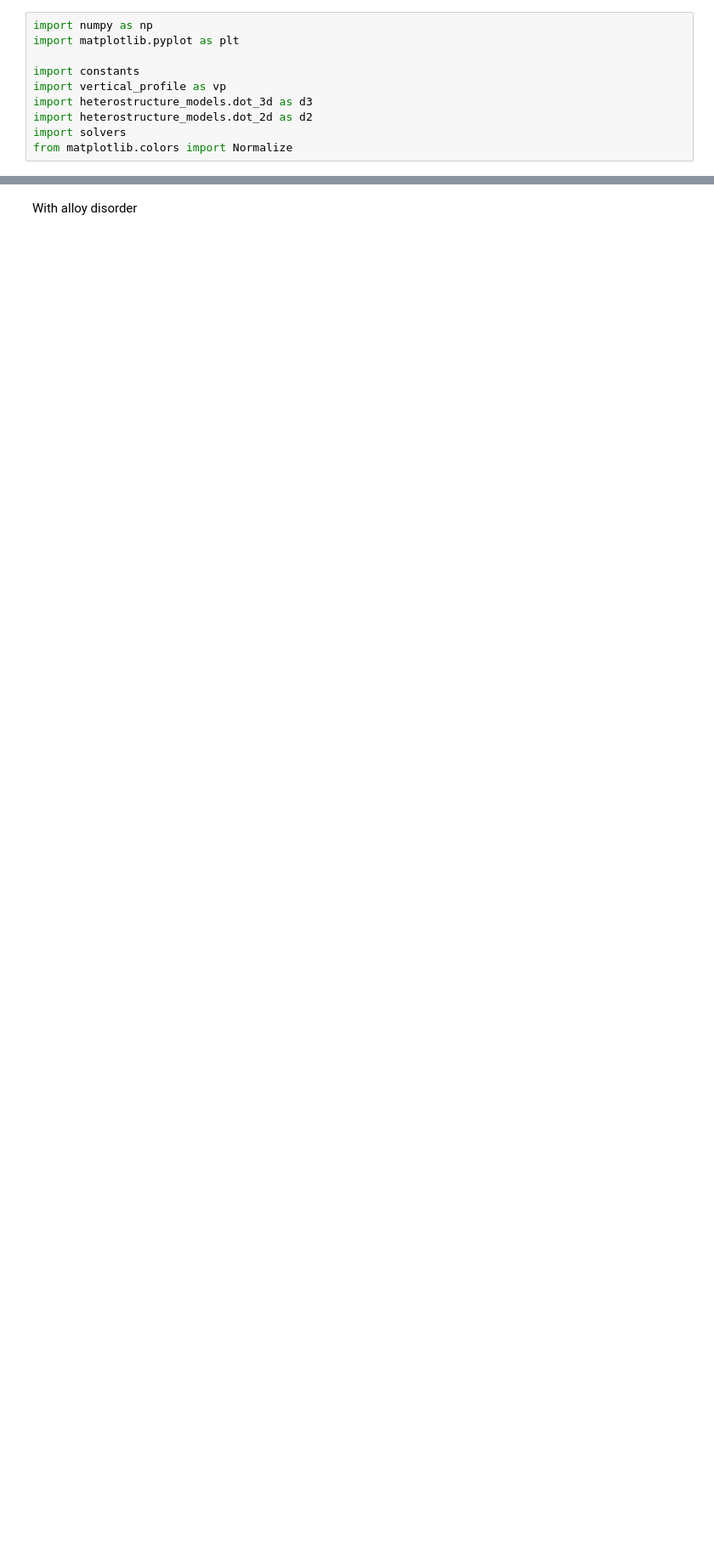
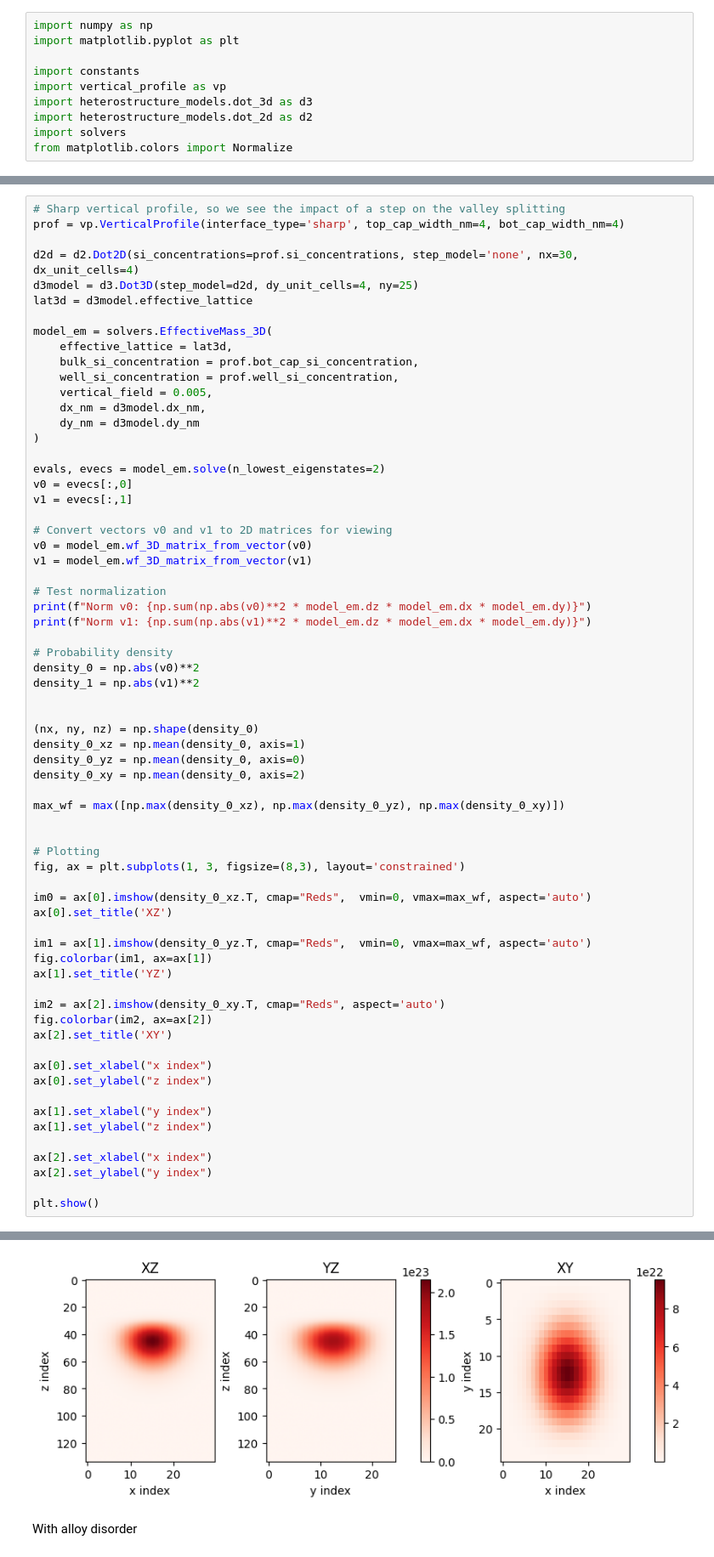
Before and after one commit to merrittlosert/alloy-disorder-sims, a Jupyter notebook: notebooks/3D_solvers_examples.ipynb, the cells around one changed output, grey strips where cells are left out. Shown at 85% size. Cells and saved outputs as stored; diff of their text form; blank space fills up the shorter version.

```diff
--- a/notebooks/3D_solvers_examples.ipynb
+++ b/notebooks/3D_solvers_examples.ipynb
@@ -104,0 +118,67 @@ Norm v1: 1.0
+# %%
+# Sharp vertical profile, so we see the impact of a step on the valley splitting
+prof = vp.VerticalProfile(interface_type='sharp', top_cap_width_nm=4, bot_cap_width_nm=4)
+
+d2d = d2.Dot2D(si_concentrations=prof.si_concentrations, step_model='none', nx=30, dx_unit_cells=4)
+d3model = d3.Dot3D(step_model=d2d, dy_unit_cells=4, ny=25)
+lat3d = d3model.effective_lattice
+
+model_em = solvers.EffectiveMass_3D(
+    effective_lattice = lat3d,
+    bulk_si_concentration = prof.bot_cap_si_concentration,
+    well_si_concentration = prof.well_si_concentration,
+    vertical_field = 0.005,
+    dx_nm = d3model.dx_nm,
+    dy_nm = d3model.dy_nm
+)
+
+evals, evecs = model_em.solve(n_lowest_eigenstates=2)
+v0 = evecs[:,0]
+v1 = evecs[:,1]
+
+# Convert vectors v0 and v1 to 2D matrices for viewing
+v0 = model_em.wf_3D_matrix_from_vector(v0)
+v1 = model_em.wf_3D_matrix_from_vector(v1)
+
+# Test normalization
+print(f"Norm v0: {np.sum(np.abs(v0)**2 * model_em.dz * model_em.dx * model_em.dy)}")
+print(f"Norm v1: {np.sum(np.abs(v1)**2 * model_em.dz * model_em.dx * model_em.dy)}")
+
+# Probability density
+density_0 = np.abs(v0)**2
+density_1 = np.abs(v1)**2
+
+
+(nx, ny, nz) = np.shape(density_0)
+density_0_xz = np.mean(density_0, axis=1)
+density_0_yz = np.mean(density_0, axis=0)
+density_0_xy = np.mean(density_0, axis=2)
+
+max_wf = max([np.max(density_0_xz), np.max(density_0_yz), np.max(density_0_xy)])
+
+
+# Plotting
+fig, ax = plt.subplots(1, 3, figsize=(8,3), layout='constrained')
+
+im0 = ax[0].imshow(density_0_xz.T, cmap="Reds",  vmin=0, vmax=max_wf, aspect='auto')
+ax[0].set_title('XZ')
+
+im1 = ax[1].imshow(density_0_yz.T, cmap="Reds",  vmin=0, vmax=max_wf, aspect='auto')
+fig.colorbar(im1, ax=ax[1])
+ax[1].set_title('YZ')
+
+im2 = ax[2].imshow(density_0_xy.T, cmap="Reds", aspect='auto')
+fig.colorbar(im2, ax=ax[2])
+ax[2].set_title('XY')
+
+ax[0].set_xlabel("x index")
+ax[0].set_ylabel("z index")
+
+ax[1].set_xlabel("y index")
+ax[1].set_ylabel("z index")
+
+ax[2].set_xlabel("x index")
+ax[2].set_ylabel("y index")
+
+plt.show()
+# %% [output]
@@ -105,3 +187,4 @@ Norm v1: 1.0
+[figure, added]
 # %% [markdown]
 With alloy disorder
 # %%
```
Also changed, not shown: parts of 5 cells of this notebook, 8 other files.
